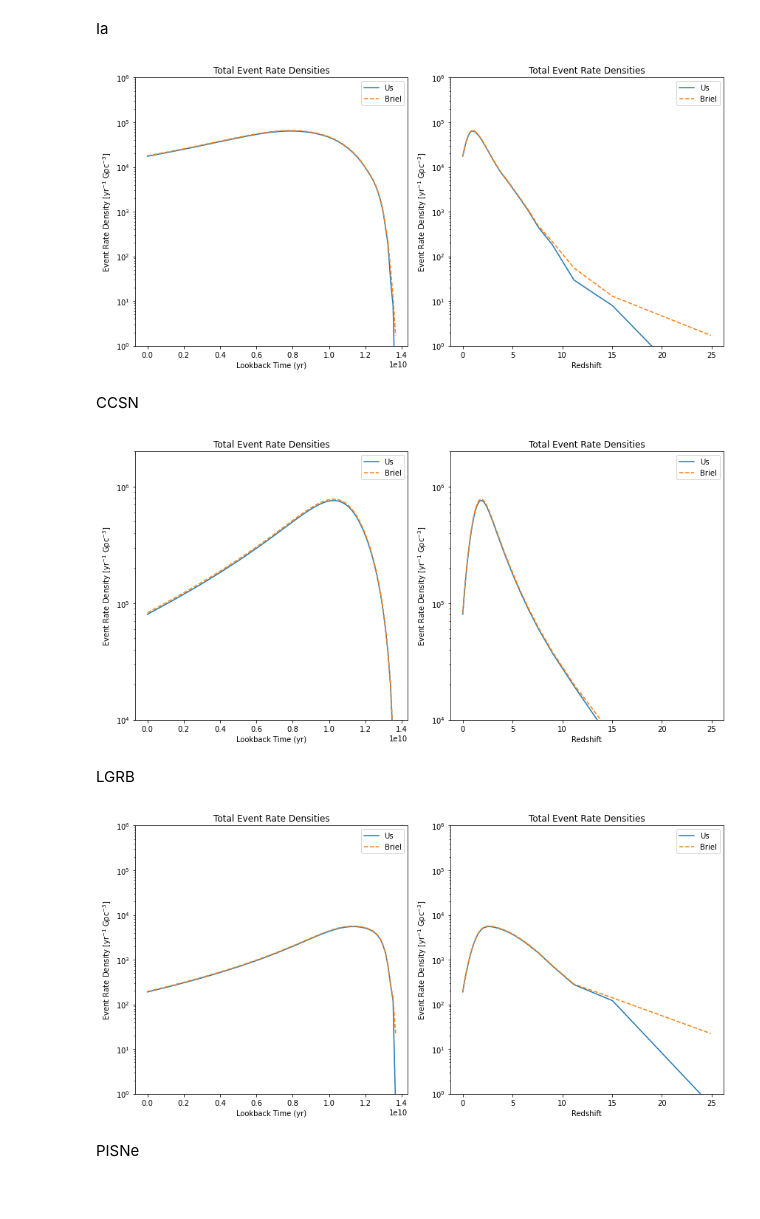
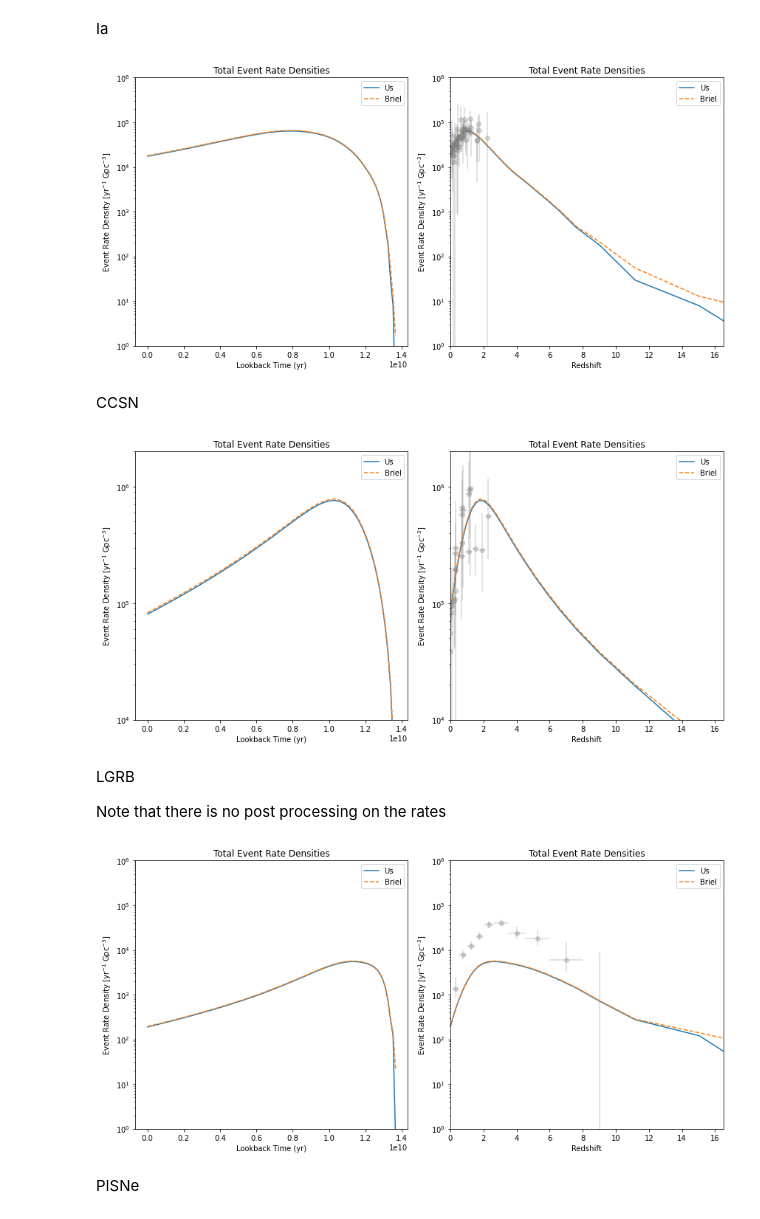
Before and after one commit to NicholaCharlton/Y4_Project, a Jupyter notebook: Dillon/Semester 2/Custom Rates.ipynb, the cells around one changed output. Saved outputs shown, nothing was run; the diff lists cells and outputs as text; code cells hidden in the pictures.

```diff
--- a/Dillon/Semester 2/Custom Rates.ipynb
+++ b/Dillon/Semester 2/Custom Rates.ipynb
@@ -18,9 +18,20 @@ event_types = ["Ia", "IIP", "II", "Ib", "Ic", "LGRB", "PISNe"]
 
 data = h5py.File(f"/Users/dillon/Desktop/data.h5", "r")
 DTD = data['DTD']
+
+observations = data['observations']
 # %%
 file = h5py.File(f"/Users/dillon/Desktop/split_output.h5", "r")
 SFH = file['star_form_hist']
+# %%
+obs_Ia = observations['Ia']
+obs_CCSN = observations['CCSN']
+obs_LGRB = observations['LGRB']
+obs_PISN = observations['PISN']
+
+obs_BBH = observations['BBH']
+obs_BNS = observations['BNS']
+obs_BHNS = observations['BHNS']
 # %% [markdown]
 Constants
 # %%
@@ -397,34 +408,49 @@ Text(0, 0.5, 'Event Rate Density [yr$^{-1}$ Gpc$^{-3}]$')
 Compare with the results from the Briel paper
 # %%
 event_rates = data['event_rates']
+# %%
+h = event_rates.attrs['h']
+omega_M = event_rates.attrs['omega_M']
+omega_L = event_rates.attrs['omega_L']
 # %% [markdown]
 Ia
 # %%
 fig, axs = plt.subplots(1, 2, figsize=(12, 6))
 
 
 axs[0].plot(edges[:-1], np.sum(out[:, 0], axis=0), label='Us')
 axs[0].plot(edges[:-1], np.sum(event_rates['empirical']["Ia"], axis=0), '--', label='Briel')
 axs[0].set_yscale('log')
 axs[0].set_ylim(1e0, 1e6)
 axs[0].set_xlabel('Lookback Time (yr)')
 axs[0].set_ylabel(r"Event Rate Density [yr$^{-1}$ Gpc$^{-3}]$")
 axs[0].set_title('Total Event Rate Densities')
 axs[0].legend()
 
 axs[1].plot(redshift_edges[:-1], np.sum(out[:, 0], axis=0), label='Us')
 axs[1].plot(redshift_edges[:-1], np.sum(event_rates['empirical']["Ia"], axis=0), '--', label='Briel')
+
+axs[1].errorbar(np.array(obs_Ia['mean_z']),
+            np.array(obs_Ia['rate'])*h**3,
+            xerr=[obs_Ia['lower_z'],obs_Ia['upper_z']],
+            yerr=[obs_Ia['lower_rate']*h**3, obs_Ia['upper_rate']*h**3],
+            fmt="o",
+            ms=6,
+            alpha=0.3,
+            color="grey")
+
 axs[1].set_yscale('log')
 axs[1].set_ylim(1e0, 1e6)
+axs[1].set_xlim(0, 16.5)
 axs[1].set_xlabel('Redshift')
 axs[1].set_ylabel(r"Event Rate Density [yr$^{-1}$ Gpc$^{-3}]$")
 axs[1].set_title('Total Event Rate Densities')
 axs[1].legend()
 
 plt.tight_layout()
 plt.show()
 # %% [output]
-[figure, old version]
+[figure, new version]
 # %% [markdown]
 CCSN
 # %%
@@ -447,8 +473,19 @@ axs[0].legend()
 
 axs[1].plot(redshift_edges[:-1], CCSN_rates, label='Us')
 axs[1].plot(redshift_edges[:-1], CCSN['empirical'], '--', label='Briel')
+
+axs[1].errorbar(np.array(obs_CCSN['mean_z']),
+            np.array(obs_CCSN['rate'])*h**3,
+            xerr=[obs_CCSN['lower_z'],obs_CCSN['upper_z']],
+            yerr=[obs_CCSN['lower_rate']*h**3, obs_CCSN['upper_rate']*h**3],
+            fmt="o",
+            ms=6,
+            alpha=0.3,
+            color="grey")
+
 axs[1].set_yscale('log')
 axs[1].set_ylim(1e4, 2e6)
+axs[1].set_xlim(0, 16.5)
 axs[1].set_xlabel('Redshift')
 axs[1].set_ylabel(r"Event Rate Density [yr$^{-1}$ Gpc$^{-3}]$")
 axs[1].set_title('Total Event Rate Densities')
@@ -457,9 +494,11 @@ axs[1].legend()
 plt.tight_layout()
 plt.show()
 # %% [output]
-[figure, old version]
+[figure, new version]
-# %% [markdown]
-LGRB
+# %% [markdown]
+LGRB
+
+Note that there is no post processing on the rates
 # %%
 fig, axs = plt.subplots(1, 2, figsize=(12, 6))
 
@@ -474,8 +513,19 @@ axs[0].legend()
 
 axs[1].plot(redshift_edges[:-1], np.sum(out[:, 5], axis=0), label='Us')
 axs[1].plot(redshift_edges[:-1], np.sum(event_rates['empirical']["LGRB"], axis=0), '--', label='Briel')
+
+axs[1].errorbar(np.array(obs_LGRB['mean_z']),
+            np.array(obs_LGRB['rate'])*h**3,
+            xerr=[obs_LGRB['lower_z'],obs_LGRB['upper_z']],
+            yerr=[obs_LGRB['lower_rate']*h**3, obs_LGRB['upper_rate']*h**3],
+            fmt="o",
+            ms=6,
+            alpha=0.3,
+            color="grey")
+
 axs[1].set_yscale('log')
 axs[1].set_ylim(1e0, 1e6)
+axs[1].set_xlim(0, 16.5)
 axs[1].set_xlabel('Redshift')
 axs[1].set_ylabel(r"Event Rate Density [yr$^{-1}$ Gpc$^{-3}]$")
 axs[1].set_title('Total Event Rate Densities')
@@ -484,7 +534,7 @@ axs[1].legend()
 plt.tight_layout()
 plt.show()
 # %% [output]
-[figure, old version]
+[figure, new version]
 # %% [markdown]
 PISNe
 # %%
```
Also changed, not shown: parts of 4 cells of this notebook.
